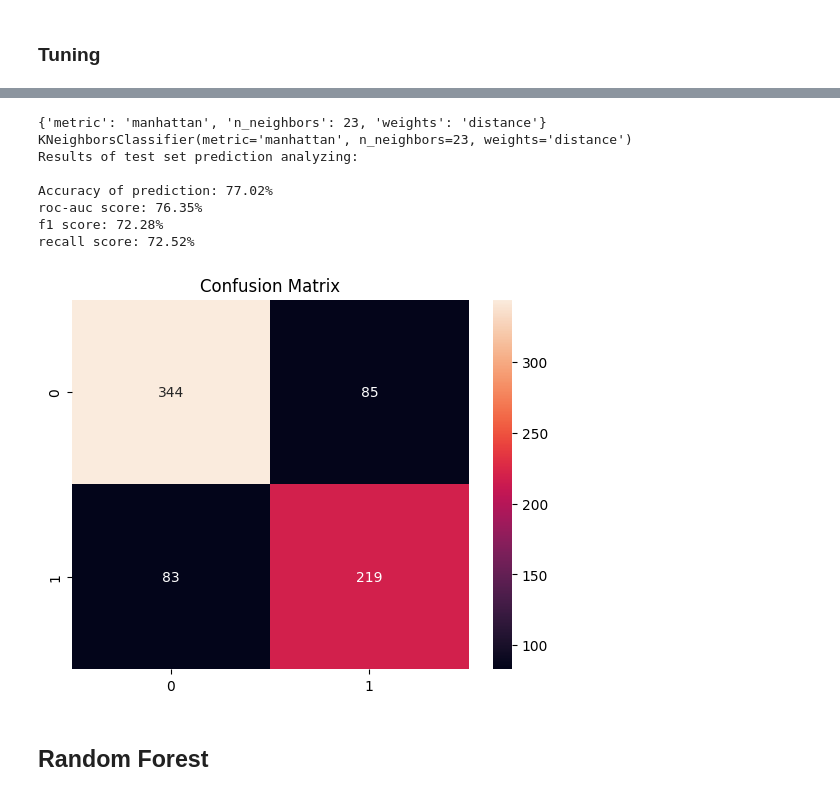
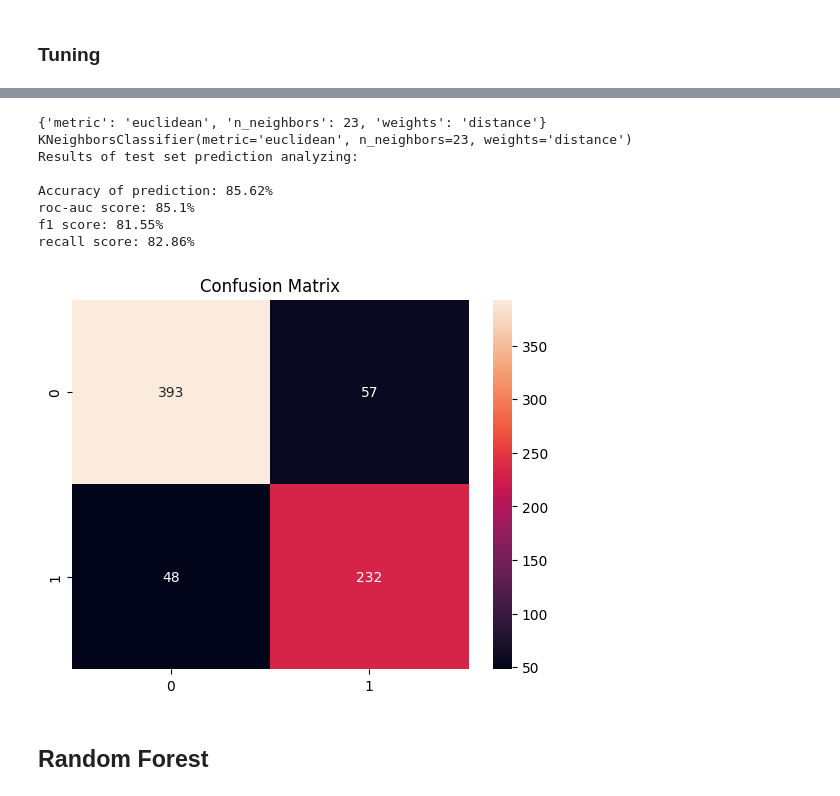
Before and after one commit to Nenne2000/MLDA_Project, a Jupyter notebook: MLDA.ipynb, the cells around one changed output, grey strips where cells are left out. Drawn from its saved outputs; the diff is of its cells as text; code cells hidden in the pictures.

```diff
--- a/MLDA.ipynb
+++ b/MLDA.ipynb
@@ -308,7 +304,7 @@ from sklearn.model_selection import KFold
 kf = KFold(n_splits=5, shuffle=True, random_state=42)
 for train_index, test_index in kf.split(norm_X):
     X_train, X_test = norm_X.iloc[train_index], norm_X.iloc[test_index]
-    y_train, y_test = y_rus.iloc[train_index], y_rus.iloc[test_index]
+    y_train, y_test = y.iloc[train_index], y.iloc[test_index]
 
 print('Training set: ' + str(len(X_train)))
 print('Testing set: ' + str(len(X_test)))
@@ -361,10 +374,10 @@ recall score: 74.5%
 # %%
 #tuning the model
 from sklearn.model_selection import GridSearchCV
-param_grid = {'C': [0.1,1, 10, 100],
-              'gamma': [1,0.1,0.01,0.001],
+param_grid = {'C': [0.1,0.5,1,5],
+              'gamma': ['scale','auto'],
               'kernel': ['rbf', 'poly', 'sigmoid']
               }
-grid = GridSearchCV(SVC(),param_grid,refit=True,n_jobs = -1,verbose=2,cv=10, scoring='accuracy')
+grid = GridSearchCV(SVC(),param_grid,n_jobs = -1,verbose=0,cv=10, scoring=["accuracy","roc_auc","f1","recall"], refit="f1" )
 grid.fit(X_train,y_train)
 # %% [output]
@@ -429,10 +428,10 @@ recall score: 73.18%
 ### Tuning
 # %%
 # tuning the model
-param_grid = {'C': np.logspace(-3, 3, 7),
-              'penalty': ['l1', 'l2'],
-              'solver': ['liblinear', 'saga']
+param_grid = {'C': np.logspace(-3, 3, 10),
+              'penalty': ['l1', 'l2','elasticnet','none'],
+              'solver': [ 'saga','lbfgs','sag']
               }
-grid = GridSearchCV(LogisticRegression(),param_grid,refit=True,n_jobs = -1,verbose=2,cv=10, scoring='accuracy')
+grid = GridSearchCV(LogisticRegression(),param_grid,refit="f1",n_jobs = -1,verbose=0,cv=10, scoring=["accuracy","roc_auc","f1","recall"])
 grid.fit(X_train,y_train)
 # %% [output]
@@ -519,10 +499,10 @@ recall score: 68.54%
 ### Tuning
 # %%
 # tuning the model
-param_grid = {'n_neighbors': np.arange(10,25),
+param_grid = {'n_neighbors': np.arange(2,25),
               'weights': ['uniform', 'distance'],
-              'metric': ['euclidean', 'manhattan']
+              'metric': ['euclidean','minkowski','chebyshev']
               }
-grid = GridSearchCV(KNeighborsClassifier(),param_grid,refit=True,n_jobs = -1,verbose=2,cv=10, scoring='accuracy')
+grid = GridSearchCV(KNeighborsClassifier(),param_grid,refit="f1",n_jobs = -1,verbose=0,cv=10, scoring=["accuracy","roc_auc","f1","recall"])
 grid.fit(X_train,y_train)
 # %% [output]
@@ -551,18 +515,18 @@ GridSearchCV(cv=10, estimator=KNeighborsClassifier(), n_jobs=-1,
 # %%
 print(grid.best_params_)
 print(grid.best_estimator_)
 grid_predictions = grid.predict(X_test)
-report(y_test, grid_predictions)
+report("KNN",y_test, grid_predictions,True)
 # %% [output]
-{'metric': 'manhattan', 'n_neighbors': 23, 'weights': 'distance'}
-KNeighborsClassifier(metric='manhattan', n_neighbors=23, weights='distance')
+{'metric': 'euclidean', 'n_neighbors': 23, 'weights': 'distance'}
+KNeighborsClassifier(metric='euclidean', n_neighbors=23, weights='distance')
 Results of test set prediction analyzing:
 
-Accuracy of prediction: 77.02%
-roc-auc score: 76.35%
-f1 score: 72.28%
-recall score: 72.52%
+Accuracy of prediction: 85.62%
+roc-auc score: 85.1%
+f1 score: 81.55%
+recall score: 82.86%
-[figure, old version]
+[figure, new version]
 # %% [markdown]
 ## Random Forest
 # %%
```
Also changed, not shown: parts of 21 cells of this notebook.
